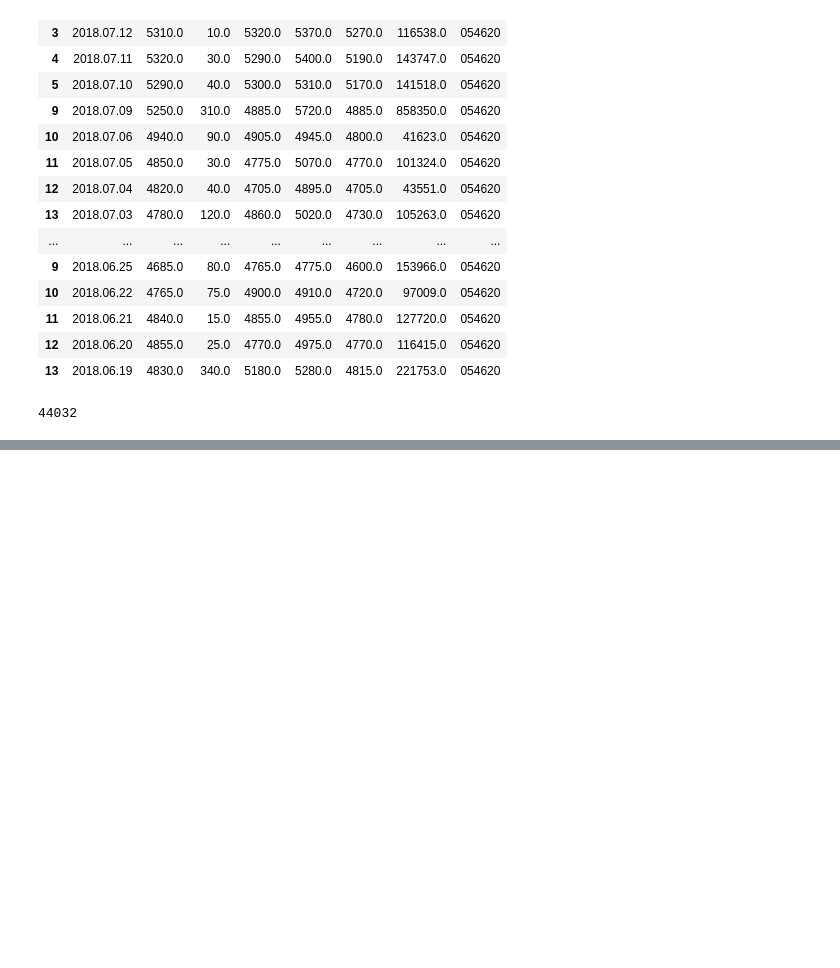
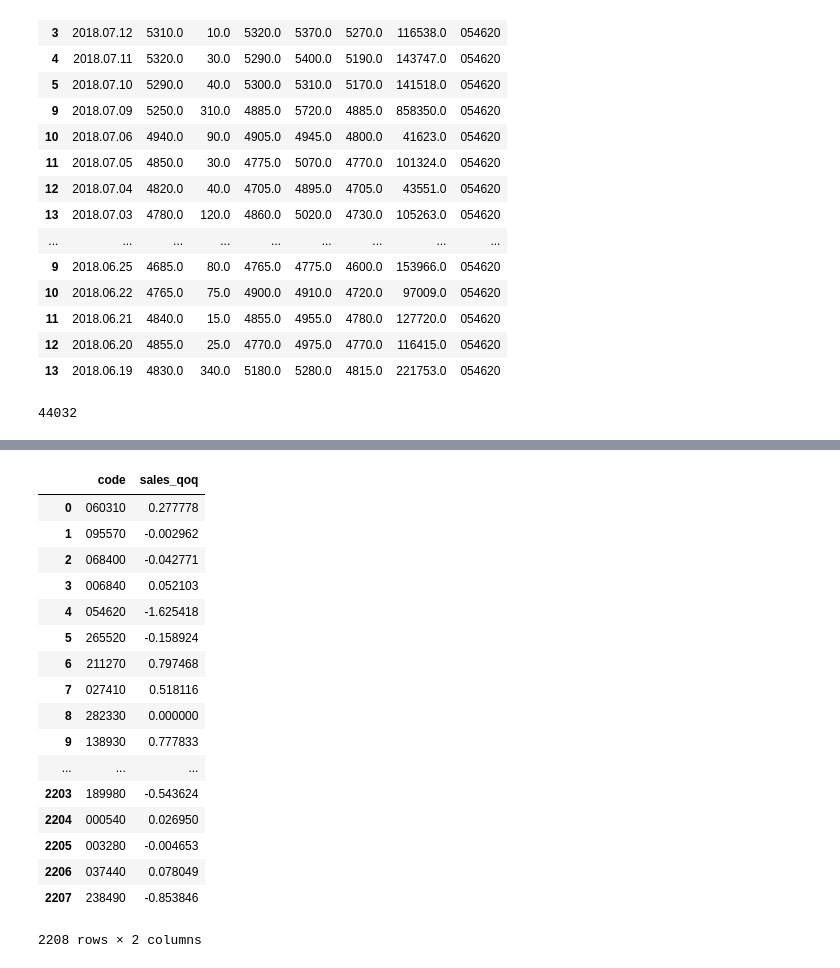
Before and after one commit to songyeseol/corp_portfolio_analysis, a Jupyter notebook: corp_portfolio_analysis.ipynb, the cells around one changed output, grey strips where cells are left out. Cells and saved outputs as stored; diff of their text form; code cells hidden in the pictures; blank space fills up the shorter version.

```diff
--- a/corp_portfolio_analysis.ipynb
+++ b/corp_portfolio_analysis.ipynb
@@ -154,8 +192,9 @@ http://pandas.pydata.org/pandas-docs/stable/indexing.html#ix-indexer-is-deprecat
 
 fin_df = pd.DataFrame()
 
-for i in list(corp_df.code) :
+for i in list(corp_df.code):
     fin_df = pd.concat([fin_df,get_finstate_naver(i)])
+    fin_df = fin_df[pd.notnull(fin_df.sales)]
 # %% [output]
 .ix is deprecated. Please use
 .loc for label based indexing or
@@ -259,0 +309,43 @@ price_df.to_csv('price_df.csv')
+# %%
+#### 성장률 변수를 위해 전기, 당기 재무정보만 사용
+
+before = '2017-12-01'
+after = '2018-03-01'
+
+### 새로 가공한 변수를 담기위한 데이터프레임 생성
+
+new_df = pd.DataFrame()
+new_df['code']=corp_df.code
+
+### 매출액 qoq 계산 test
+
+sales_qoq_list = list()
+
+for i in new_df.code:
+    try:
+        sales_qoq_list.append((fin_df[fin_df['code']==i]['sales'][after]-fin_df[fin_df['code']==i]['sales'][before])/fin_df[fin_df['code']==i]['sales'][before])
+    except:
+        sales_qoq_list.append(0)
+
+
+test2['sales_qoq']=test_list
+test2  ########## 작업중  모든 재무지표 담을 것
+# %% [output]
+|  | code | sales_qoq |
+| 0 | 060310 | 0.277778 |
+| 1 | 095570 | -0.002962 |
+| 2 | 068400 | -0.042771 |
+| 3 | 006840 | 0.052103 |
+| 4 | 054620 | -1.625418 |
+| 5 | 265520 | -0.158924 |
+| 6 | 211270 | 0.797468 |
+| 7 | 027410 | 0.518116 |
+| 8 | 282330 | 0.000000 |
+| 9 | 138930 | 0.777833 |
+| ... | ... | ... |
+| 2203 | 189980 | -0.543624 |
+| 2204 | 000540 | 0.026950 |
+| 2205 | 003280 | -0.004653 |
+| 2206 | 037440 | 0.078049 |
+| 2207 | 238490 | -0.853846 |
+2208 rows × 2 columns
```
Also changed, not shown: parts of 6 cells of this notebook.
